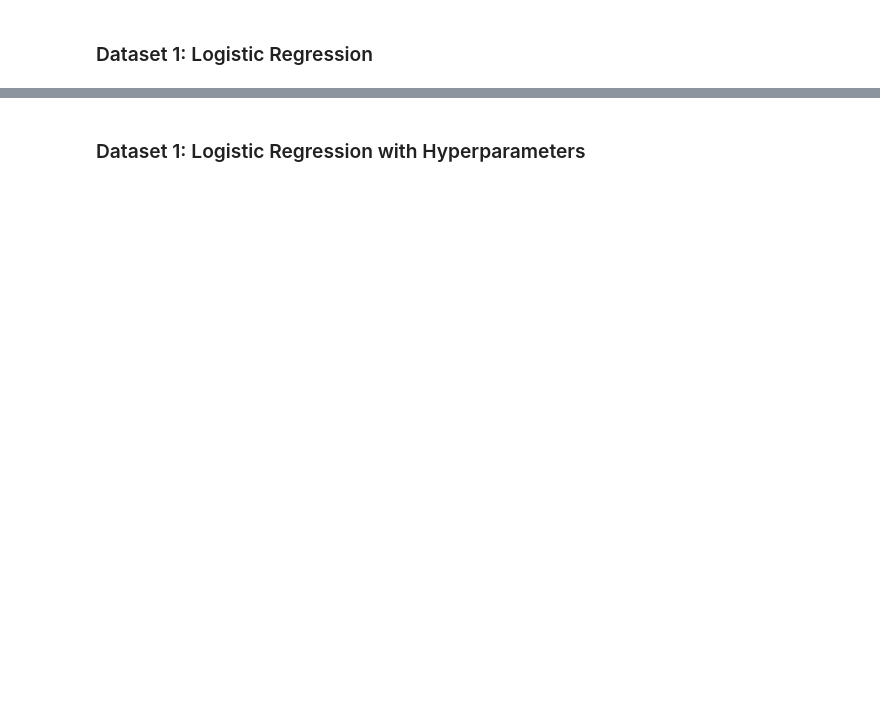
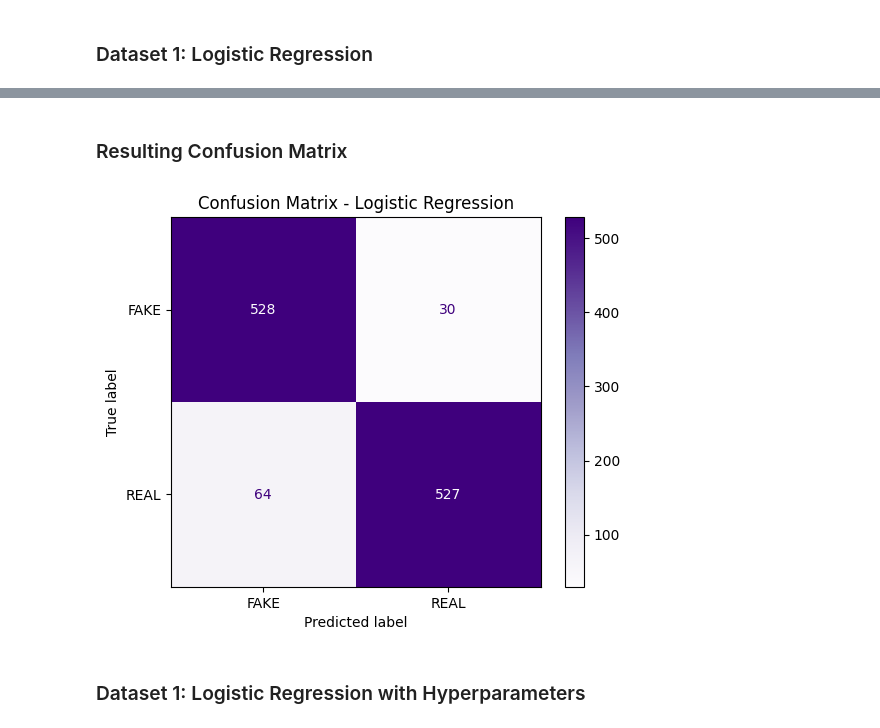
Before and after one commit to milchi03/ML_Project_3, a Jupyter notebook: classic-classifier.ipynb, the cells around one changed output, grey strips where cells are left out. Cells and saved outputs as stored; diff of their text form; code cells hidden in the pictures; blank space fills up the shorter version.

Commit message:
confusion matrix LR dataset 1

```diff
--- a/classic-classifier.ipynb
+++ b/classic-classifier.ipynb
@@ -888,3 +900,16 @@ print("\nLogistic Regression Classification Report:\n", classification_report(da
+# %% [markdown]
+### Resulting Confusion Matrix
+# %%
+# generating confusion matrix
+conf_matrix = confusion_matrix(dataset1_y_test, y_pred_logreg)
+
+# displaying confusion matrix
+disp = ConfusionMatrixDisplay(conf_matrix, display_labels=['FAKE', 'REAL'])
+disp.plot(cmap='Purples', values_format='d')
+plt.title("Confusion Matrix - Logistic Regression")
+plt.show()
+# %% [output]
+[figure, added]
 # %% [markdown]
 ### Dataset 1: Logistic Regression with Hyperparameters
 # %%
```
Also changed, not shown: parts of 6 cells of this notebook.
